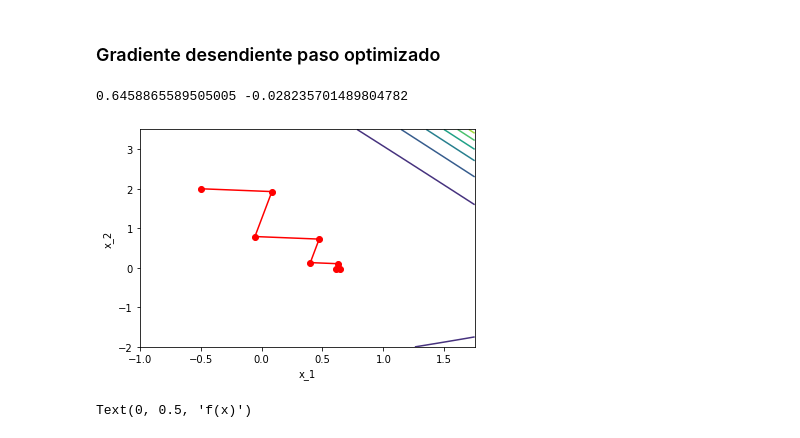
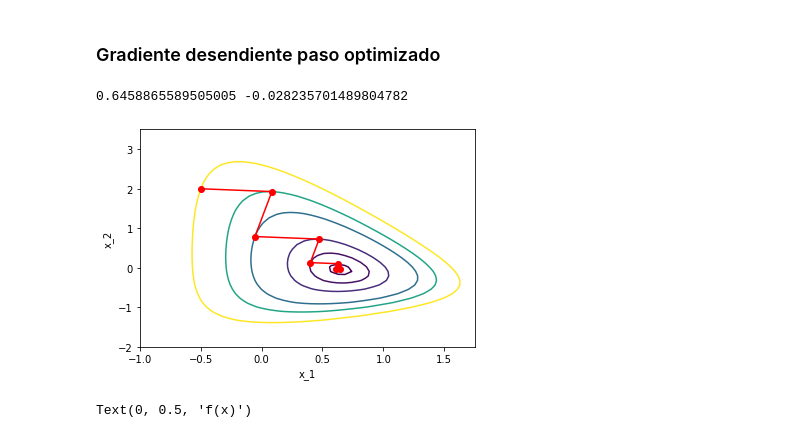
Before and after one commit to lcduquev/Analisis-Numerico, a Jupyter notebook: Steepest_Descent_Method_Example_9.ipynb, the cells around one changed output. Saved outputs shown, nothing was run; the diff lists cells and outputs as text; code cells hidden in the pictures.

```diff
--- a/Steepest_Descent_Method_Example_9.ipynb
+++ b/Steepest_Descent_Method_Example_9.ipynb
@@ -74,19 +74,20 @@ res1 = gd1(x, f, grad, epsi, max_iter)
 xs1 = res1[0]
 i1 = res1[1]
 # %%
-xx = np.linspace(-1, 1.75, 64)
-yy = np.linspace(-2, 3.5, 128)
+xx = np.linspace(-1, 1.75)
+yy = np.linspace(-2, 3.5)
 X, Y = np.meshgrid(xx, yy)
 Z = 0.06*np.exp(2*X + Y) + 0.05*np.exp(X - 2*Y) + 1*np.exp(-X)
-c = plt.contour(X, Y, Z)
+function = f(xs1[0:i1+1,0],xs1[0:i1+1,1])
+c = plt.contour(X, Y, Z, np.flip(function))
 plt.plot(xs1[0:i1+1,0],xs1[0:i1+1,1],'-ro')
 plt.xlabel('x_1')
 plt.ylabel('x_2')
 print(xs1[i1,0],xs1[i1,1])
 #se alcanza el mínimo en una menor cantidad de operaciones a el de paso fijo
 # %% [output]
 0.6458865589505005 -0.028235701489804782
-[figure, old version]
+[figure, new version]
 # %%
 plt.plot(f(xs1[0:i1+1,0],xs1[0:i1+1,1]),'-bo')
 plt.xlabel('k')
```
Also changed, not shown: parts of 1 cell of this notebook.
